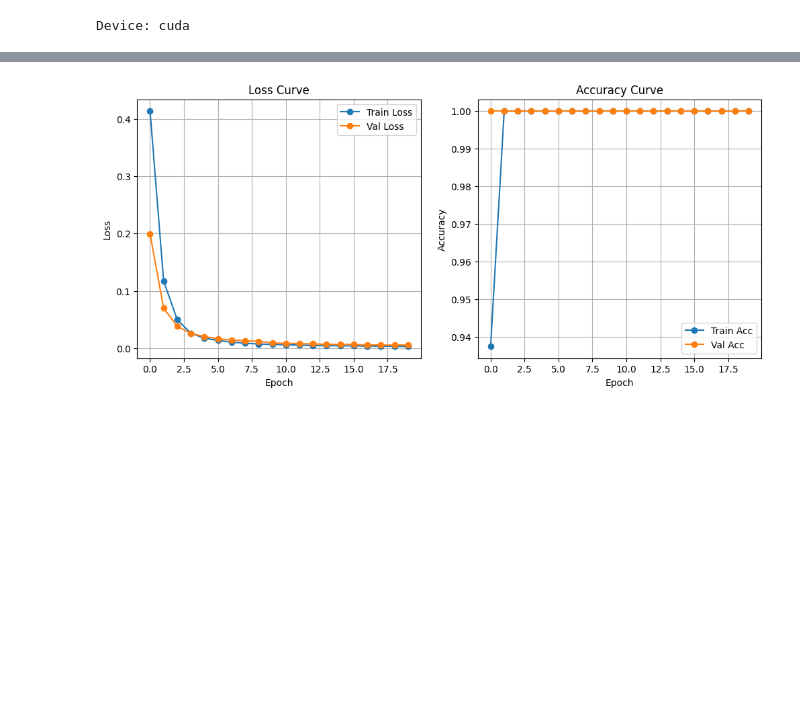
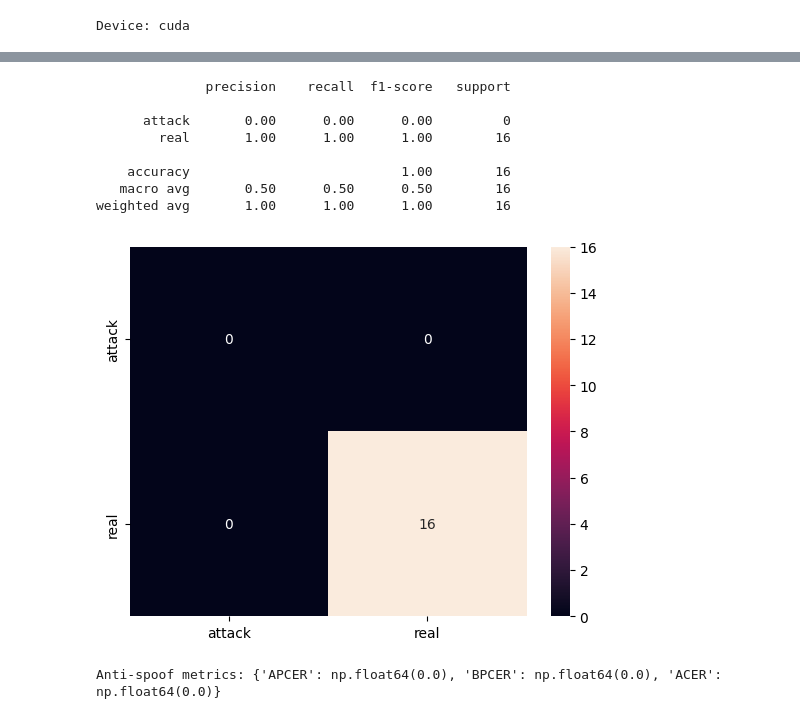
Before and after one commit to Vinaym416/AI-Liveness_models, a Jupyter notebook: test.ipynb, the cells around one changed output, grey strips where cells are left out. Drawn from its saved outputs; the diff is of its cells as text; code cells hidden in the pictures; blank space fills up the shorter version.

```diff
--- a/test.ipynb
+++ b/test.ipynb
@@ -1,16 +1,16 @@
 # %%
-# Cell 1: imports & config
-import os, time, random
+# Cell A - imports & config
+import os, time, random, json
 import numpy as np
 import pandas as pd
 from tqdm import tqdm
 from PIL import Image, ImageFile
-ImageFile.LOAD_TRUNCATED_IMAGES = True  # tolerate truncated images
+ImageFile.LOAD_TRUNCATED_IMAGES = True
 
 import torch
 import torch.nn as nn
 import torch.optim as optim
-from torch.utils.data import Dataset, DataLoader
+from torch.utils.data import Dataset, DataLoader, WeightedRandomSampler
 from torchvision import models, transforms
 from torch.amp import GradScaler, autocast
 
@@ -18,17 +18,16 @@ from sklearn.metrics import confusion_matrix, classification_report
 import matplotlib.pyplot as plt
 import seaborn as sns
 
-# Config
+# Config (tune these)
 SEQ_LEN = 8
 BATCH_SIZE = 8
 LR = 1e-4
-EPOCHS = 20
-PATIENCE = 5
+EPOCHS = 30
+PATIENCE = 6
 DEVICE = torch.device("cuda" if torch.cuda.is_available() else "cpu")
-CHECKPOINT = "liveness_checkpoint_1.pth"
+CHECKPOINT = "liveness_checkpoint_2.pth"
 
-# Data paths (edit these to your locations)
-DATASET_PATH = r"D:\face_video"           # root where train/test folders live
+DATASET_PATH = r"D:\face_video"
 FRAME_OUTPUT_PATH = os.path.join(DATASET_PATH, "frames")
 CSV_PATH = os.path.join(DATASET_PATH, "real_and_fake.csv")
 
@@ -375,21 +352,52 @@ Checkpoint saved.
 # %%
-# Cell 9: plot
-train_loss = history["train_loss"]
-val_loss = history["val_loss"]
-train_acc = history["train_acc"]
-val_acc = history["val_acc"]
+# Cell H - evaluation per-video (aggregate frame predictions to video decision)
 
-plt.figure(figsize=(12,5))
-plt.subplot(1,2,1)
-plt.plot(train_loss, "-o", label="Train Loss")
-plt.plot(val_loss, "-o", label="Val Loss")
-plt.xlabel("Epoch"); plt.ylabel("Loss"); plt.legend(); plt.title("Loss Curve"); plt.grid(True)
+ck = torch.load(CHECKPOINT, map_location=DEVICE)
+model.load_state_dict(ck["model_state"])
+model.to(DEVICE).eval()
 
-plt.subplot(1,2,2)
-plt.plot(train_acc, "-o", label="Train Acc")
-plt.plot(val_acc, "-o", label="Val Acc")
-plt.xlabel("Epoch"); plt.ylabel("Accuracy"); plt.legend(); plt.title("Accuracy Curve"); plt.grid(True)
+y_true, y_pred = [], []
 
+with torch.no_grad():
+    for imgs, labels in tqdm(test_loader, desc="Evaluating"):
+        imgs = imgs.to(DEVICE).float()
+        labels = labels.to(DEVICE)
+        outputs = model(imgs)
+        preds = outputs.argmax(dim=1)
+        y_true.extend(labels.cpu().numpy().tolist())
+        y_pred.extend(preds.cpu().numpy().tolist())
+
+# Ensure labels and target_names match the label_map
+labels = list(train_ds.label_map.values())
+target_names = list(train_ds.label_map.keys())
+
+print(classification_report(y_true, y_pred, labels=labels, target_names=target_names))
+cm = confusion_matrix(y_true, y_pred, labels=labels)
+sns.heatmap(cm, annot=True, fmt='d', xticklabels=target_names, yticklabels=target_names)
 plt.show()
+
+# APCER/BPCER/ACER (ensure label mapping)
+def spoof_metrics(y_true, y_pred, positive_label_name="attack"):
+    # positive_label_name is the spoof class name
+    label_map = train_ds.label_map
+    spoof_idx = label_map[positive_label_name]
+    real_idx = [v for k,v in label_map.items() if k!=positive_label_name][0]
+    cm = confusion_matrix(y_true, y_pred, labels=[real_idx, spoof_idx]).ravel()
+    tn, fp, fn, tp = cm
+    BPCER = fn / (tn + fn + 1e-8)
+    APCER = fp / (fp + tp + 1e-8)
+    ACER = (APCER + BPCER) / 2
+    return {"APCER":APCER, "BPCER":BPCER, "ACER":ACER}
+
+print("Anti-spoof metrics:", spoof_metrics(y_true, y_pred, positive_label_name="attack"))
 # %% [output]
+              precision    recall  f1-score   support
+
+      attack       0.00      0.00      0.00         0
+        real       1.00      1.00      1.00        16
+
+    accuracy                           1.00        16
+   macro avg       0.50      0.50      0.50        16
+weighted avg       1.00      1.00      1.00        16
-[figure, old version]
+[figure, new version]
+Anti-spoof metrics: {'APCER': np.float64(0.0), 'BPCER': np.float64(0.0), 'ACER': np.float64(0.0)}
```
Also changed, not shown: parts of 10 cells of this notebook, 9 other files.
